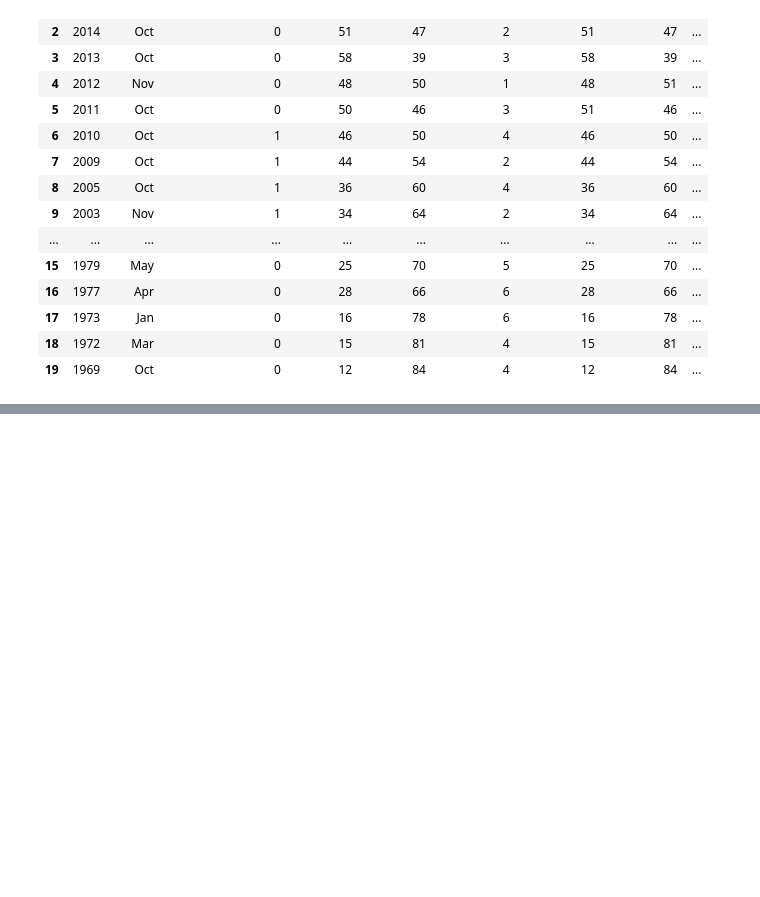
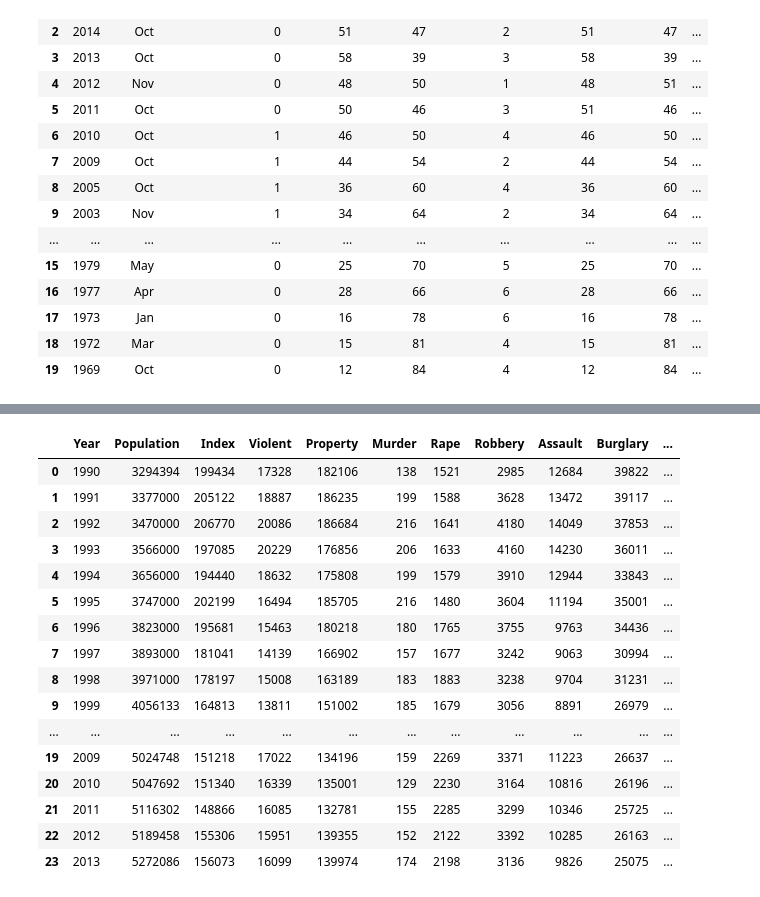
Before and after one commit to st-rom/dataprocessing_project, a Jupyter notebook: project/Project.ipynb, the cells around one changed output, grey strips where cells are left out. Saved outputs shown, nothing was run; the diff lists cells and outputs as text; code cells hidden in the pictures; blank space fills up the shorter version.

```diff
--- a/project/Project.ipynb
+++ b/project/Project.ipynb
@@ -703,0 +598,7 @@ data5
+# %%
+data_cr_den = pd.read_csv("crime_denver.csv")
+del data_cr_den["Unnamed: 5"]
+cols = list(data_cr_den.columns[1:])
+cols.remove("Murder")
+for col in cols:
+    data_cr_den[col] = pd.to_numeric(data_cr_den[col].apply(lambda x: re.sub(',','',x)).apply(lambda x: re.sub('\.','',x)))
@@ -703,0 +617,21 @@ data5
+# %%
+data_den1 = data_cr_den[:24]
+data_den2 = data_cr_den[24:]
+# %% [output]
+|  | Year | Population | Index | Violent | Property | Murder | Rape | Robbery | Assault | Burglary | ... |
+| 0 | 1990 | 3294394 | 199434 | 17328 | 182106 | 138 | 1521 | 2985 | 12684 | 39822 | ... |
+| 1 | 1991 | 3377000 | 205122 | 18887 | 186235 | 199 | 1588 | 3628 | 13472 | 39117 | ... |
+| 2 | 1992 | 3470000 | 206770 | 20086 | 186684 | 216 | 1641 | 4180 | 14049 | 37853 | ... |
+| 3 | 1993 | 3566000 | 197085 | 20229 | 176856 | 206 | 1633 | 4160 | 14230 | 36011 | ... |
+| 4 | 1994 | 3656000 | 194440 | 18632 | 175808 | 199 | 1579 | 3910 | 12944 | 33843 | ... |
+| 5 | 1995 | 3747000 | 202199 | 16494 | 185705 | 216 | 1480 | 3604 | 11194 | 35001 | ... |
+| 6 | 1996 | 3823000 | 195681 | 15463 | 180218 | 180 | 1765 | 3755 | 9763 | 34436 | ... |
+| 7 | 1997 | 3893000 | 181041 | 14139 | 166902 | 157 | 1677 | 3242 | 9063 | 30994 | ... |
+| 8 | 1998 | 3971000 | 178197 | 15008 | 163189 | 183 | 1883 | 3238 | 9704 | 31231 | ... |
+| 9 | 1999 | 4056133 | 164813 | 13811 | 151002 | 185 | 1679 | 3056 | 8891 | 26979 | ... |
+| ... | ... | ... | ... | ... | ... | ... | ... | ... | ... | ... | ... |
+| 19 | 2009 | 5024748 | 151218 | 17022 | 134196 | 159 | 2269 | 3371 | 11223 | 26637 | ... |
+| 20 | 2010 | 5047692 | 151340 | 16339 | 135001 | 129 | 2230 | 3164 | 10816 | 26196 | ... |
+| 21 | 2011 | 5116302 | 148866 | 16085 | 132781 | 155 | 2285 | 3299 | 10346 | 25725 | ... |
+| 22 | 2012 | 5189458 | 155306 | 15951 | 139355 | 152 | 2122 | 3392 | 10285 | 26163 | ... |
+| 23 | 2013 | 5272086 | 156073 | 16099 | 139974 | 174 | 2198 | 3136 | 9826 | 25075 | ... |
```
Also changed, not shown: parts of 16 cells of this notebook.
